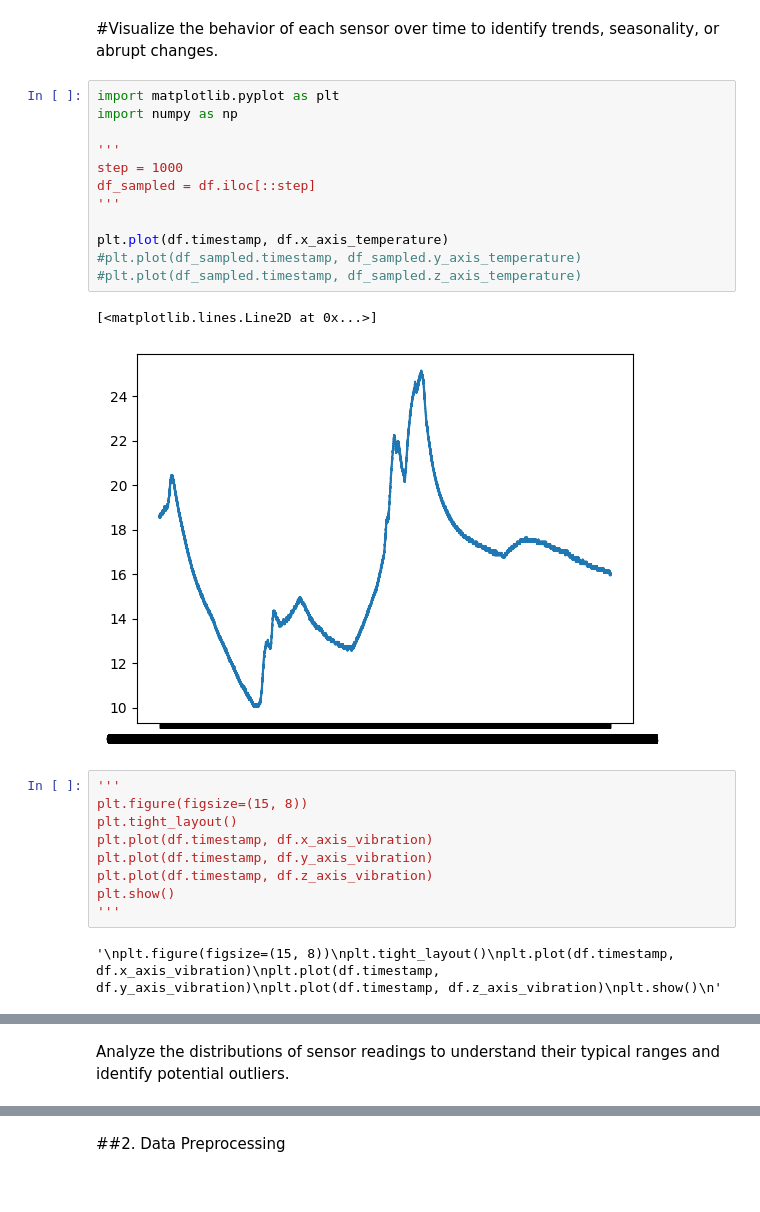
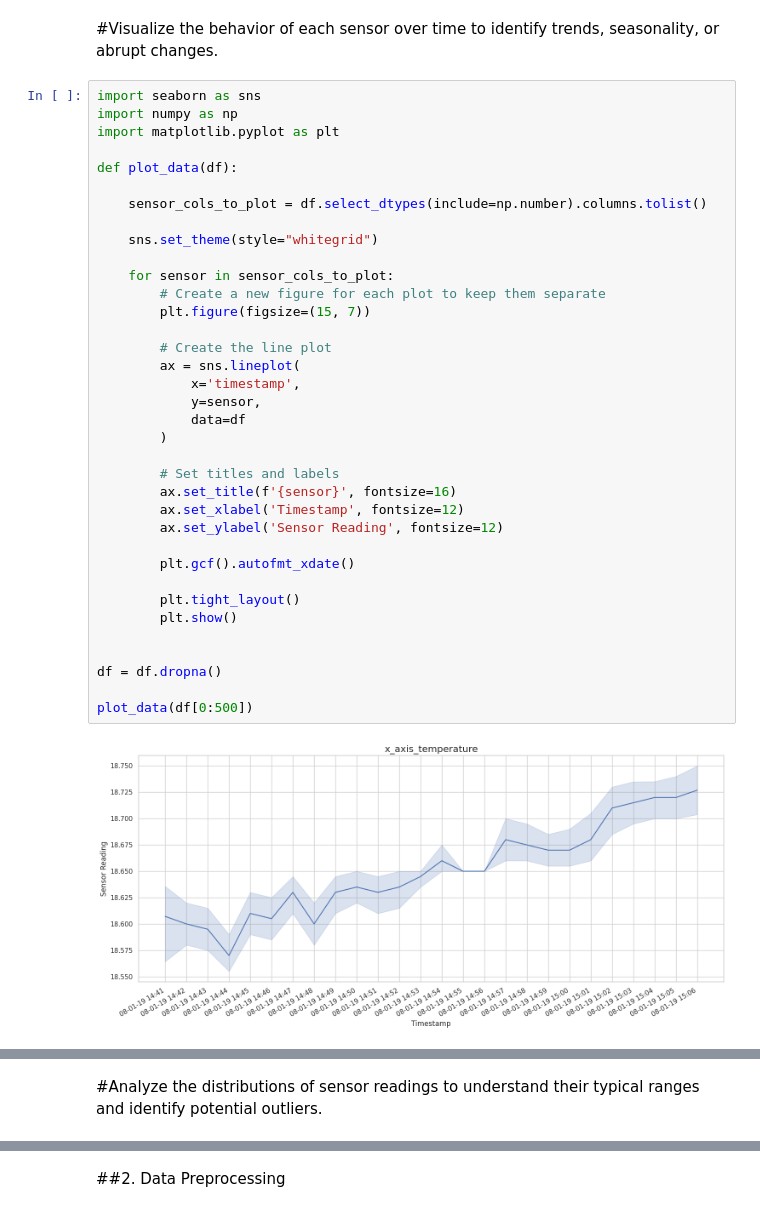
Before and after one commit to FurkiKARA/Predictive_Maintenance, a Jupyter notebook: Predictive_Maintenance_2.ipynb, the cells around one changed output, grey strips where cells are left out. Drawn from its saved outputs; the diff is of its cells as text.

```diff
--- a/Predictive_Maintenance_2.ipynb
+++ b/Predictive_Maintenance_2.ipynb
@@ -99,28 +72,40 @@ df.describe()
 # %% [markdown]
 #Visualize the behavior of each sensor over time to identify trends, seasonality, or abrupt changes.
-# %%
-import matplotlib.pyplot as plt
-import numpy as np
-
-'''
-step = 1000
-df_sampled = df.iloc[::step]
-'''
-
-plt.plot(df.timestamp, df.x_axis_temperature)
-#plt.plot(df_sampled.timestamp, df_sampled.y_axis_temperature)
-#plt.plot(df_sampled.timestamp, df_sampled.z_axis_temperature)
-# %% [output]
-[<matplotlib.lines.Line2D at 0x...>]
-[figure, removed]
-# %%
-'''
-plt.figure(figsize=(15, 8))
-plt.tight_layout()
-plt.plot(df.timestamp, df.x_axis_vibration)
-plt.plot(df.timestamp, df.y_axis_vibration)
-plt.plot(df.timestamp, df.z_axis_vibration)
-plt.show()
-'''
-# %% [output]
-'\nplt.figure(figsize=(15, 8))\nplt.tight_layout()\nplt.plot(df.timestamp, df.x_axis_vibration)\nplt.plot(df.timestamp, df.y_axis_vibration)\nplt.plot(df.timestamp, df.z_axis_vibration)\nplt.show()\n'
+# %%
+import seaborn as sns
+import numpy as np
+import matplotlib.pyplot as plt
+
+def plot_data(df):
+
+    sensor_cols_to_plot = df.select_dtypes(include=np.number).columns.tolist()
+
+    sns.set_theme(style="whitegrid")
+
+    for sensor in sensor_cols_to_plot:
+        # Create a new figure for each plot to keep them separate
+        plt.figure(figsize=(15, 7))
+
+        # Create the line plot
+        ax = sns.lineplot(
+            x='timestamp',
+            y=sensor,
+            data=df
+        )
+
+        # Set titles and labels
+        ax.set_title(f'{sensor}', fontsize=16)
+        ax.set_xlabel('Timestamp', fontsize=12)
+        ax.set_ylabel('Sensor Reading', fontsize=12)
+
+        plt.gcf().autofmt_xdate()
+
+        plt.tight_layout()
+        plt.show()
+
+
+df = df.dropna()
+
+plot_data(df[0:500])
+# %% [output]
+[figure, added]
@@ -127,2 +117,2 @@ plt.show()
 # %% [markdown]
-Analyze the distributions of sensor readings to understand their typical ranges and identify potential outliers.
+#Analyze the distributions of sensor readings to understand their typical ranges and identify potential outliers.
```
Also changed, not shown: parts of 15 cells of this notebook.
